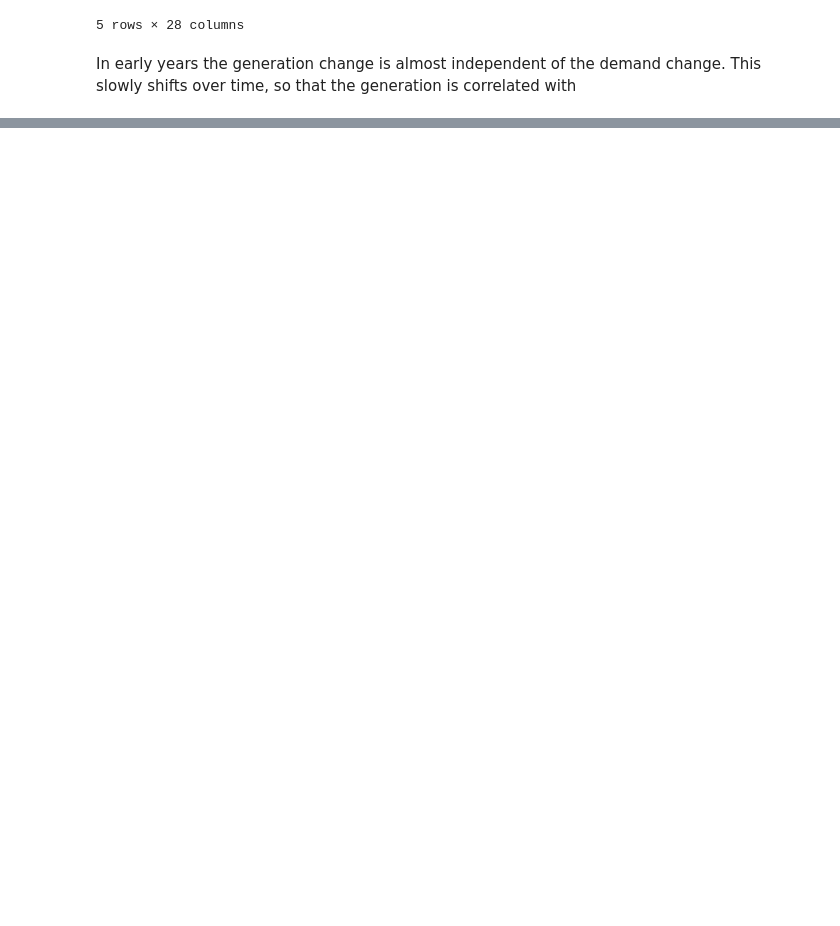
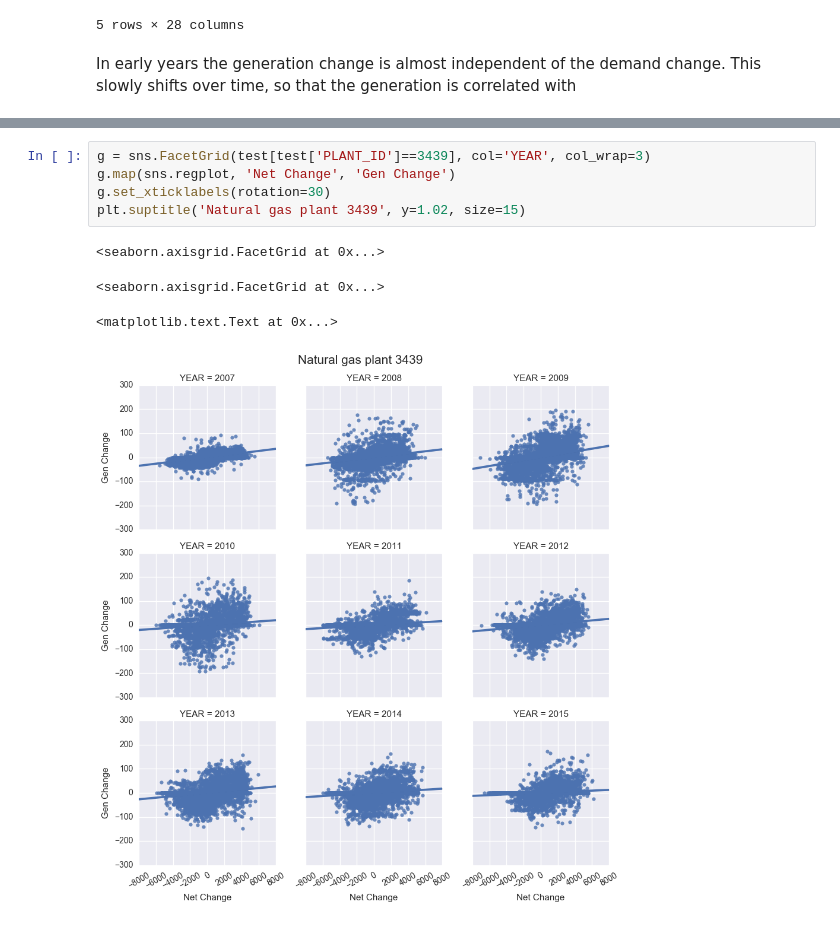
Before and after one commit to gschivley/ERCOT_power, a Jupyter notebook: Group classification/Determine marginal unit.ipynb, the cells around one changed output, grey strips where cells are left out. Cells and saved outputs as stored; diff of their text form; blank space fills up the shorter version.

```diff
--- a/Group classification/Determine marginal unit.ipynb
+++ b/Group classification/Determine marginal unit.ipynb
@@ -328,0 +226,10 @@ sns.lmplot('Net Change', 'Gen Change', test, col='YEAR', col_wrap=3)
+# %%
+g = sns.FacetGrid(test[test['PLANT_ID']==3439], col='YEAR', col_wrap=3)
+g.map(sns.regplot, 'Net Change', 'Gen Change')
+g.set_xticklabels(rotation=30)
+plt.suptitle('Natural gas plant 3439', y=1.02, size=15)
+# %% [output]
+<seaborn.axisgrid.FacetGrid at 0x...>
+<seaborn.axisgrid.FacetGrid at 0x...>
+<matplotlib.text.Text at 0x...>
+[figure, added]
```
Also changed, not shown: parts of 15 cells of this notebook.
